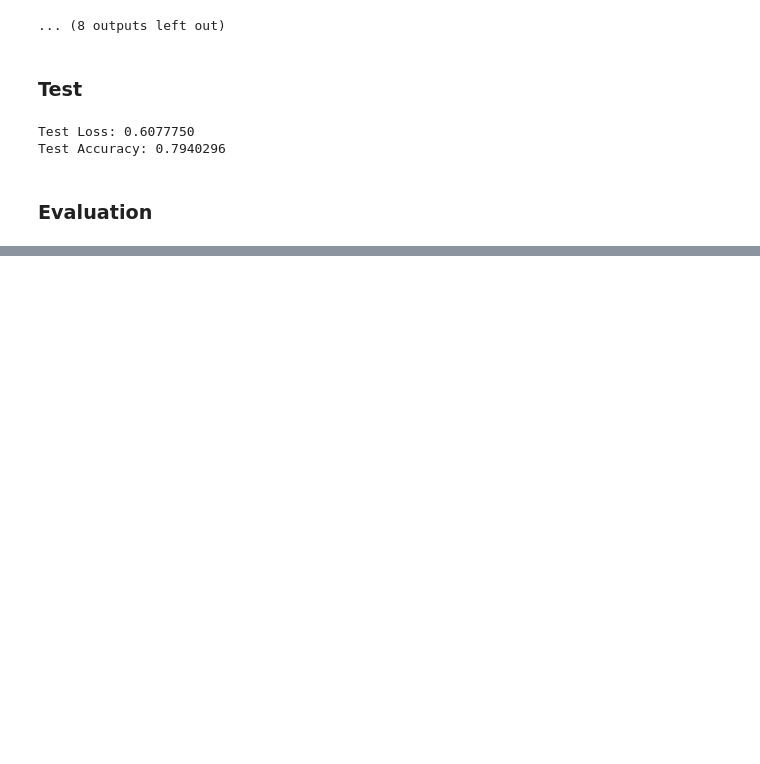
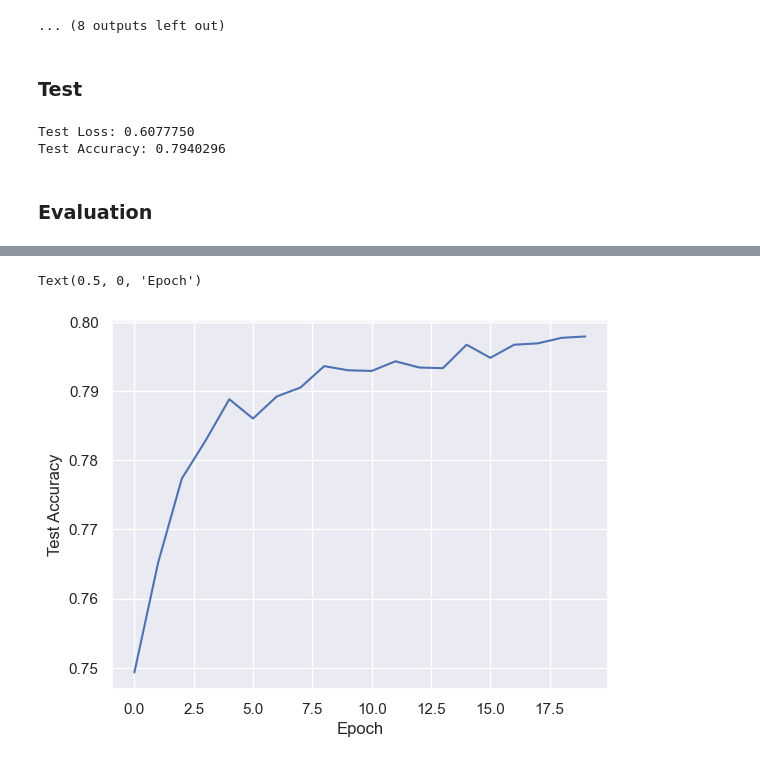
Before and after one commit to parissashahabi/CIFAR-10-Image-Classification-Using-MLP-and-RBF, a Jupyter notebook: Project_notebook.ipynb, the cells around one changed output, grey strips where cells are left out. Cells and saved outputs as stored; diff of their text form; code cells hidden in the pictures; blank space fills up the shorter version.

```diff
--- a/Project_notebook.ipynb
+++ b/Project_notebook.ipynb
@@ -401,0 +460,9 @@ sb.lineplot(x=range(epochs), y=train_loss)
+# %%
+# test acc
+sb.set_theme(style="darkgrid")
+sb.lineplot(x=range(0,20), y=test_acc)
+plt.ylabel('Test Accuracy')
+plt.xlabel('Epoch')
+# %% [output]
+Text(0.5, 0, 'Epoch')
+[figure, added]
```
Also changed, not shown: parts of 9 cells of this notebook.
